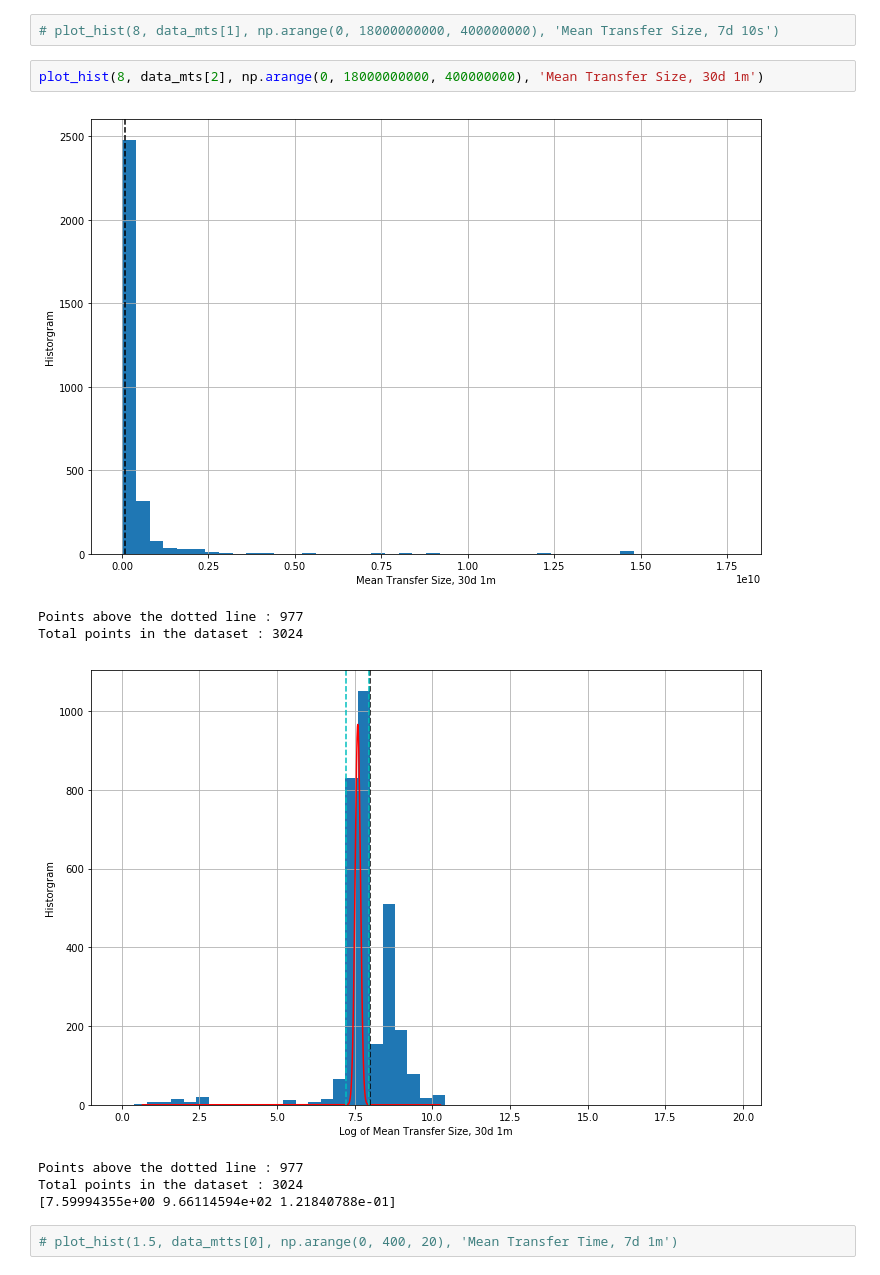
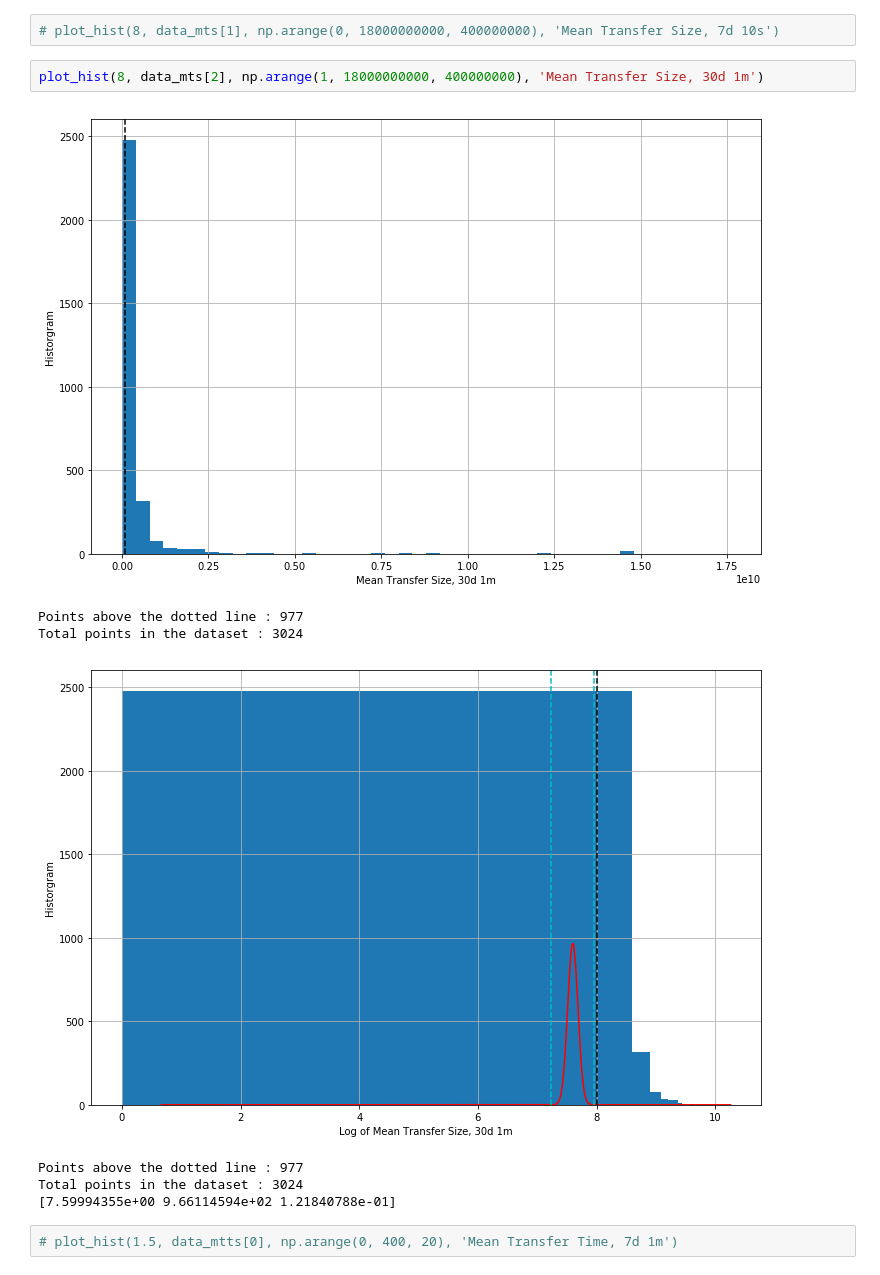
Before and after one commit to AdwaitB/greco-notes, a Jupyter notebook: infra/Analysis_SQL.ipynb, the cells around one changed output. Drawn from its saved outputs; the diff is of its cells as text.

Commit message:
Added analysis with complete data

```diff
--- a/infra/Analysis.ipynb
+++ b/infra/Analysis_SQL.ipynb
@@ -81,12 +81,12 @@ def plot_hist(cut, temp, bins, name):
 # %%
 # plot_hist(8, data_mts[1], np.arange(0, 18000000000, 400000000), 'Mean Transfer Size, 7d 10s')
 # %%
-plot_hist(8, data_mts[2], np.arange(0, 18000000000, 400000000), 'Mean Transfer Size, 30d 1m')
+plot_hist(8, data_mts[2], np.arange(1, 18000000000, 400000000), 'Mean Transfer Size, 30d 1m')
 # %% [output]
 [figure]
 Points above the dotted line : 977
 Total points in the dataset : 3024
-[figure, old version]
+[figure, new version]
 Points above the dotted line : 977
 Total points in the dataset : 3024
 [7.59994355e+00 9.66114594e+02 1.21840788e-01]
```
Also changed, not shown: 1 other file.
